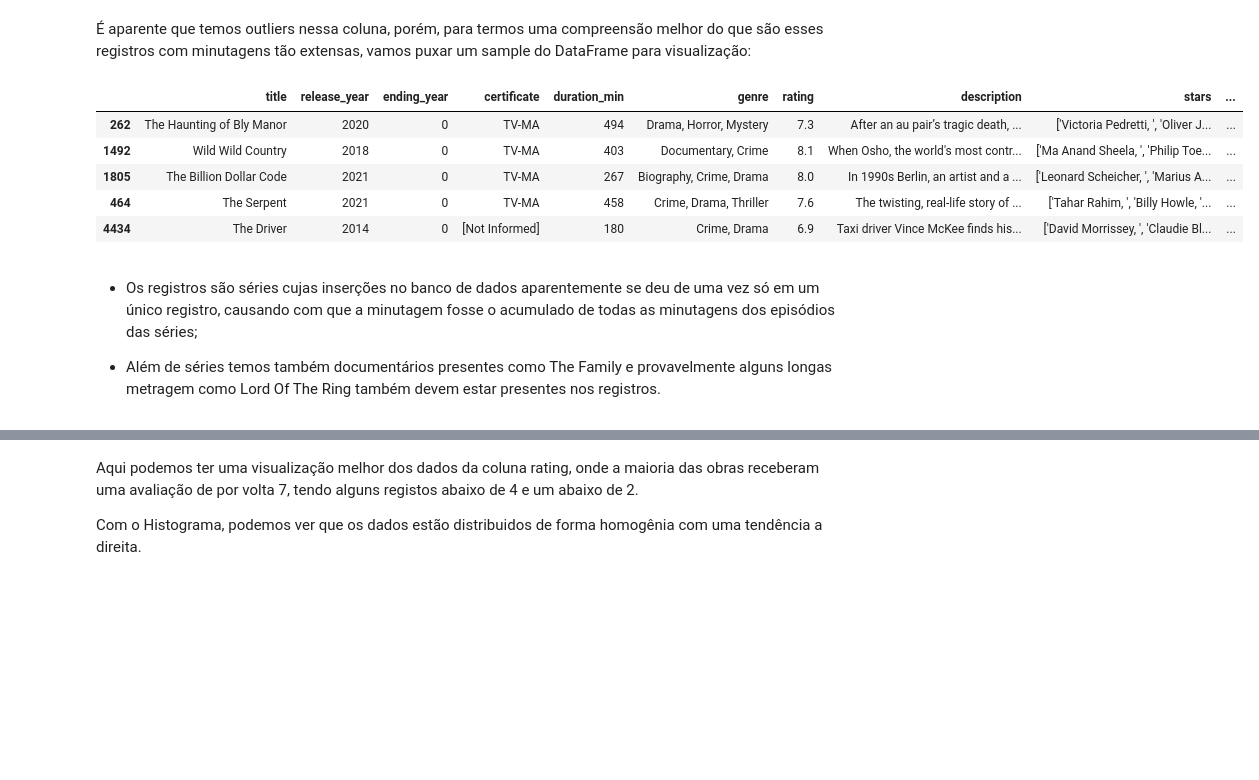
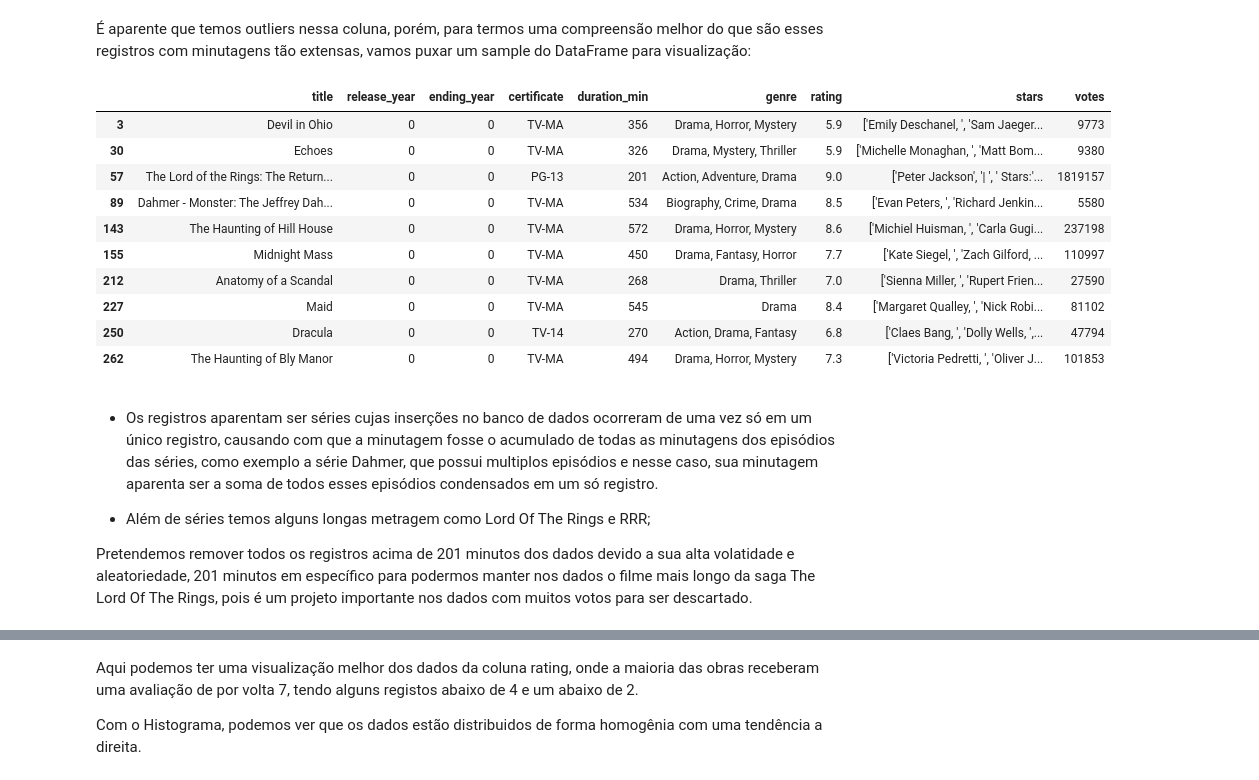
Before and after one commit to JoSEPHDev2022/netflix_movies_analise, a Jupyter notebook: analise.ipynb, the cells around one changed output, grey strips where cells are left out. Drawn from its saved outputs; the diff is of its cells as text; code cells hidden in the pictures; blank space fills up the shorter version.

```diff
--- a/analise.ipynb
+++ b/analise.ipynb
@@ -902,15 +861,22 @@ Minutagens acima de 175:
 É aparente que temos outliers nessa coluna, porém, para termos uma compreensão melhor do que são esses registros com minutagens tão extensas, vamos puxar um sample do DataFrame para visualização:
 # %%
 # Checando entradas acima de 175 minutos:
-df_movies_clean.query('duration_min > 175').sample(5)
+data_clean.query('duration_min > 200').head(10)
 # %% [output]
-|  | title | release_year | ending_year | certificate | duration_min | genre | rating | description | stars | ... |
-| 262 | The Haunting of Bly Manor | 2020 | 0 | TV-MA | 494 | Drama, Horror, Mystery | 7.3 | After an au pair’s tragic death, ... | ['Victoria Pedretti, ', 'Oliver J... | ... |
-| 1492 | Wild Wild Country | 2018 | 0 | TV-MA | 403 | Documentary, Crime | 8.1 | When Osho, the world's most contr... | ['Ma Anand Sheela, ', 'Philip Toe... | ... |
-| 1805 | The Billion Dollar Code | 2021 | 0 | TV-MA | 267 | Biography, Crime, Drama | 8.0 | In 1990s Berlin, an artist and a ... | ['Leonard Scheicher, ', 'Marius A... | ... |
-| 464 | The Serpent | 2021 | 0 | TV-MA | 458 | Crime, Drama, Thriller | 7.6 | The twisting, real-life story of ... | ['Tahar Rahim, ', 'Billy Howle, '... | ... |
-| 4434 | The Driver | 2014 | 0 | [Not Informed] | 180 | Crime, Drama | 6.9 | Taxi driver Vince McKee finds his... | ['David Morrissey, ', 'Claudie Bl... | ... |
+|  | title | release_year | ending_year | certificate | duration_min | genre | rating | stars | votes |
+| 3 | Devil in Ohio | 0 | 0 | TV-MA | 356 | Drama, Horror, Mystery | 5.9 | ['Emily Deschanel, ', 'Sam Jaeger... | 9773 |
+| 30 | Echoes | 0 | 0 | TV-MA | 326 | Drama, Mystery, Thriller | 5.9 | ['Michelle Monaghan, ', 'Matt Bom... | 9380 |
+| 57 | The Lord of the Rings: The Return... | 0 | 0 | PG-13 | 201 | Action, Adventure, Drama | 9.0 | ['Peter Jackson', '| ', ' Stars:'... | 1819157 |
+| 89 | Dahmer - Monster: The Jeffrey Dah... | 0 | 0 | TV-MA | 534 | Biography, Crime, Drama | 8.5 | ['Evan Peters, ', 'Richard Jenkin... | 5580 |
+| 143 | The Haunting of Hill House | 0 | 0 | TV-MA | 572 | Drama, Horror, Mystery | 8.6 | ['Michiel Huisman, ', 'Carla Gugi... | 237198 |
+| 155 | Midnight Mass | 0 | 0 | TV-MA | 450 | Drama, Fantasy, Horror | 7.7 | ['Kate Siegel, ', 'Zach Gilford, ... | 110997 |
+| 212 | Anatomy of a Scandal | 0 | 0 | TV-MA | 268 | Drama, Thriller | 7.0 | ['Sienna Miller, ', 'Rupert Frien... | 27590 |
+| 227 | Maid | 0 | 0 | TV-MA | 545 | Drama | 8.4 | ['Margaret Qualley, ', 'Nick Robi... | 81102 |
+| 250 | Dracula | 0 | 0 | TV-14 | 270 | Action, Drama, Fantasy | 6.8 | ['Claes Bang, ', 'Dolly Wells, ',... | 47794 |
+| 262 | The Haunting of Bly Manor | 0 | 0 | TV-MA | 494 | Drama, Horror, Mystery | 7.3 | ['Victoria Pedretti, ', 'Oliver J... | 101853 |
 # %% [markdown]
-- Os registros são séries cujas inserções no banco de dados aparentemente se deu de uma vez só em um único registro, causando com que a minutagem fosse o acumulado de todas as minutagens dos episódios das séries;
+- Os registros aparentam ser séries cujas inserções no banco de dados ocorreram de uma vez só em um único registro, causando com que a minutagem fosse o acumulado de todas as minutagens dos episódios das séries, como exemplo a série Dahmer, que possui multiplos episódios e nesse caso, sua minutagem aparenta ser a soma de todos esses episódios condensados em um só registro.
 
-- Além de séries temos também documentários presentes como The Family e provavelmente alguns longas metragem como Lord Of The Ring também devem estar presentes nos registros.
+- Além de séries temos alguns longas metragem como Lord Of The Rings e RRR;
+
+Pretendemos remover todos os registros acima de 201 minutos dos dados devido a sua alta volatidade e aleatoriedade, 201 minutos em específico para podermos manter nos dados o filme mais longo da saga The Lord Of The Rings, pois é um projeto importante nos dados com muitos votos para ser descartado.
```
Also changed, not shown: parts of 80 cells of this notebook.
